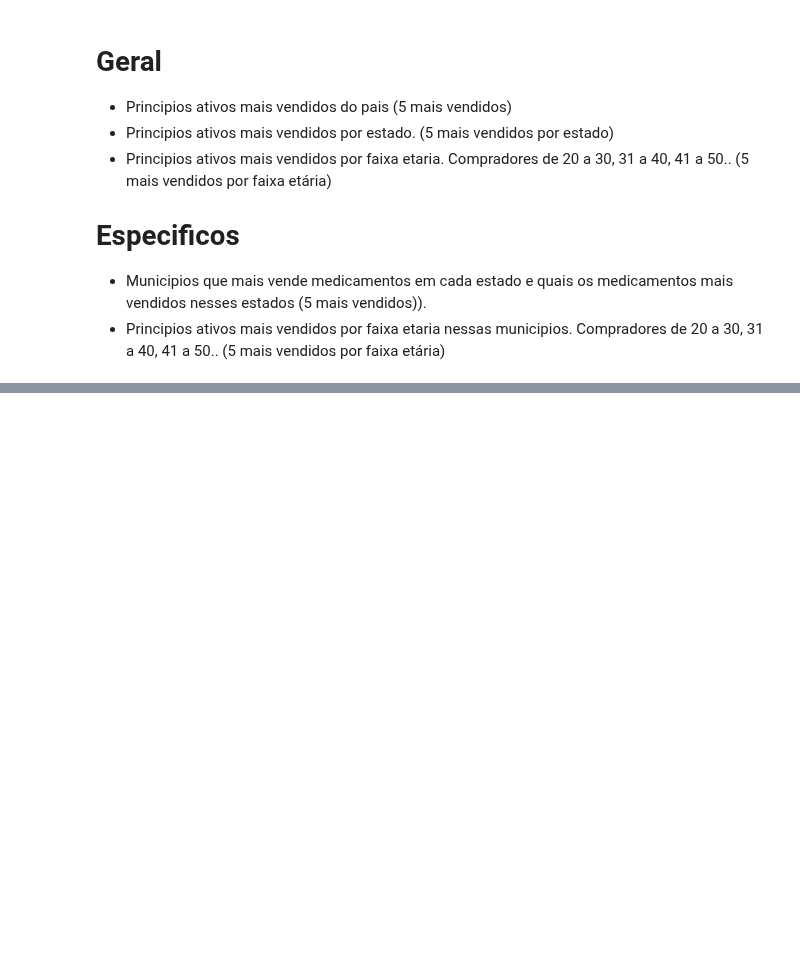
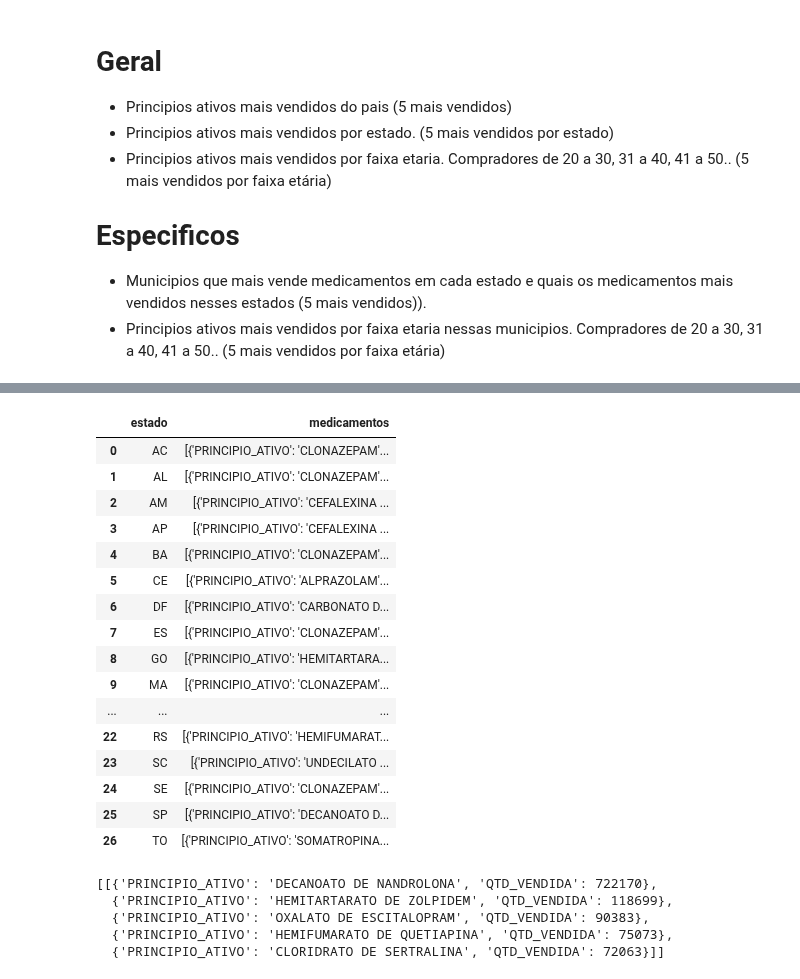
Before and after one commit to HyperaWictor/Trabalho-Final---Modulo-2-Data-Journey-, a Jupyter notebook: projeto_final.ipynb, the cells around one changed output, grey strips where cells are left out. Saved outputs shown, nothing was run; the diff lists cells and outputs as text; code cells hidden in the pictures; blank space fills up the shorter version.

```diff
--- a/projeto_final.ipynb
+++ b/projeto_final.ipynb
@@ -190,0 +212,6 @@ TypeError: reduction operation 'argmax' not allowed for this dtype
+# %%
+for estado in qtd_vendida["UF_VENDA"].unique():
+    df_estado = qtd_vendida[qtd_vendida["UF_VENDA"] == estado]
+    maximos = df_estado["QTD_VENDIDA"].nlargest(5)
+    maximos = df_estado.loc[maximos.index]
+    resultados.append({"Estado": estado, "Indices" : maximos})
@@ -190,0 +238,30 @@ TypeError: reduction operation 'argmax' not allowed for this dtype
+# %%
+resultados_2 = []
+# %%
+for estado in qtd_vendida["UF_VENDA"].unique():
+    df_estado = qtd_vendida[qtd_vendida["UF_VENDA"] == estado]
+    top_5_medicamentos = df_estado.sort_values('QTD_VENDIDA', ascending=False).head(5)
+    medicamentos_vendidos = top_5_medicamentos[['PRINCIPIO_ATIVO', 'QTD_VENDIDA']].to_dict('records')
+    resultados_2.append({'estado': estado, 'medicamentos': medicamentos_vendidos})
+# %%
+df_resultados_2 = pd.DataFrame(resultados_2)
+# %%
+df_resultados_2
+# %% [output]
+|  | estado | medicamentos |
+| 0 | AC | [{'PRINCIPIO_ATIVO': 'CLONAZEPAM'... |
+| 1 | AL | [{'PRINCIPIO_ATIVO': 'CLONAZEPAM'... |
+| 2 | AM | [{'PRINCIPIO_ATIVO': 'CEFALEXINA ... |
+| 3 | AP | [{'PRINCIPIO_ATIVO': 'CEFALEXINA ... |
+| 4 | BA | [{'PRINCIPIO_ATIVO': 'CLONAZEPAM'... |
+| 5 | CE | [{'PRINCIPIO_ATIVO': 'ALPRAZOLAM'... |
+| 6 | DF | [{'PRINCIPIO_ATIVO': 'CARBONATO D... |
+| 7 | ES | [{'PRINCIPIO_ATIVO': 'CLONAZEPAM'... |
+| 8 | GO | [{'PRINCIPIO_ATIVO': 'HEMITARTARA... |
+| 9 | MA | [{'PRINCIPIO_ATIVO': 'CLONAZEPAM'... |
+| ... | ... | ... |
+| 22 | RS | [{'PRINCIPIO_ATIVO': 'HEMIFUMARAT... |
+| 23 | SC | [{'PRINCIPIO_ATIVO': 'UNDECILATO ... |
+| 24 | SE | [{'PRINCIPIO_ATIVO': 'CLONAZEPAM'... |
+| 25 | SP | [{'PRINCIPIO_ATIVO': 'DECANOATO D... |
+| 26 | TO | [{'PRINCIPIO_ATIVO': 'SOMATROPINA... |
@@ -190,0 +270,8 @@ TypeError: reduction operation 'argmax' not allowed for this dtype
+# %%
+resultado_sp["medicamentos"].tolist()
+# %% [output]
+[[{'PRINCIPIO_ATIVO': 'DECANOATO DE NANDROLONA', 'QTD_VENDIDA': 722170},
+  {'PRINCIPIO_ATIVO': 'HEMITARTARATO DE ZOLPIDEM', 'QTD_VENDIDA': 118699},
+  {'PRINCIPIO_ATIVO': 'OXALATO DE ESCITALOPRAM', 'QTD_VENDIDA': 90383},
+  {'PRINCIPIO_ATIVO': 'HEMIFUMARATO DE QUETIAPINA', 'QTD_VENDIDA': 75073},
+  {'PRINCIPIO_ATIVO': 'CLORIDRATO DE SERTRALINA', 'QTD_VENDIDA': 72063}]]
```
Also changed, not shown: parts of 47 cells of this notebook, 1 other file.
